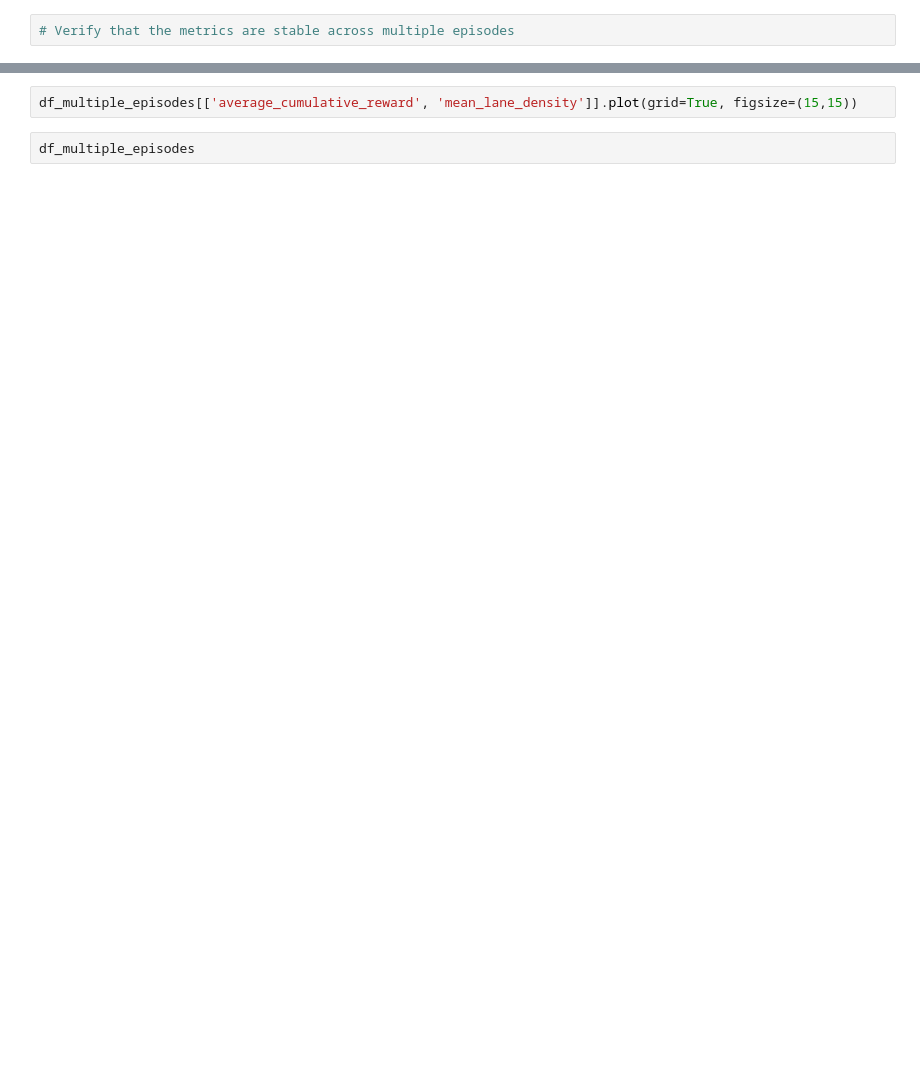
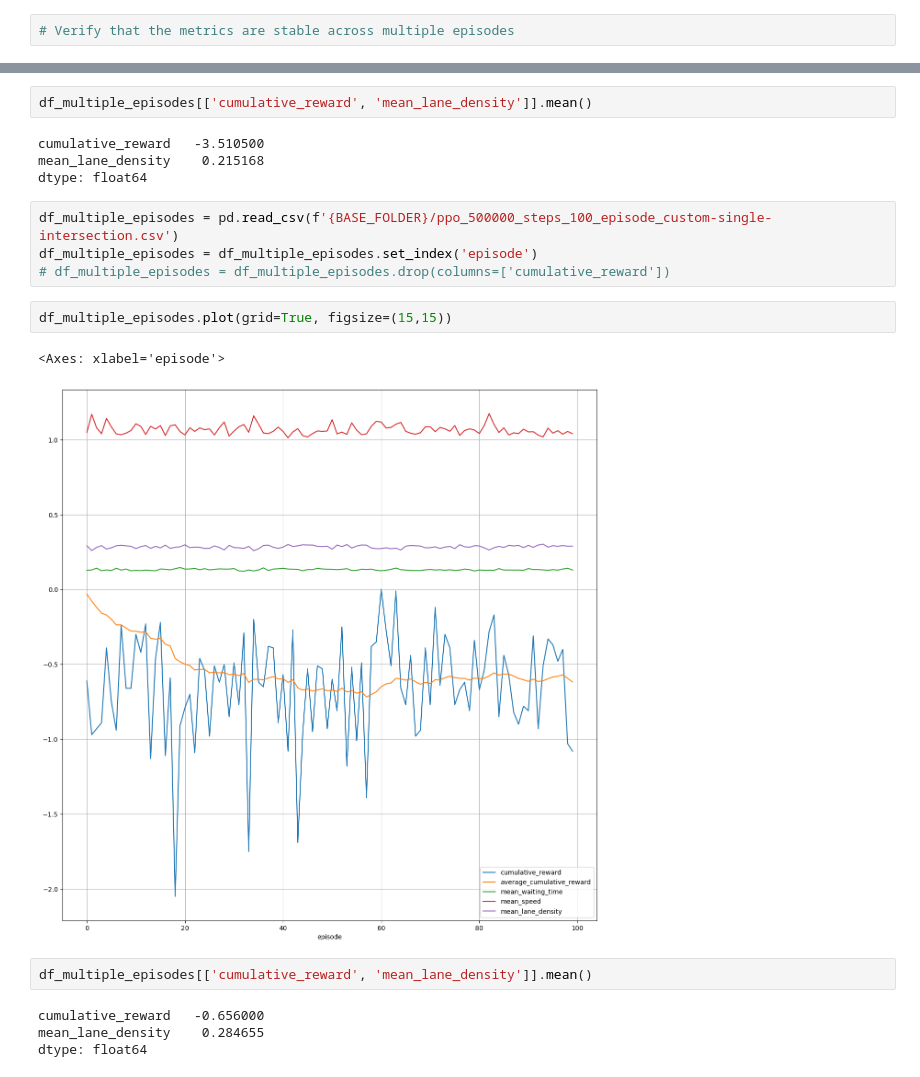
Before and after one commit to Ouroboros4991/MasterThesis2024, a Jupyter notebook: Sumo exploration.ipynb, the cells around one changed output, grey strips where cells are left out. Drawn from its saved outputs; the diff is of its cells as text; blank space fills up the shorter version.

```diff
--- a/Sumo exploration.ipynb
+++ b/Sumo exploration.ipynb
@@ -31,4 +38,21 @@ df_multiple_episodes.plot(grid=True, figsize=(15,15))
+# %%
+df_multiple_episodes[['cumulative_reward', 'mean_lane_density']].mean()
+# %% [output]
+cumulative_reward   -3.510500
+mean_lane_density    0.215168
+dtype: float64
 # %%
-df_multiple_episodes[['average_cumulative_reward', 'mean_lane_density']].plot(grid=True, figsize=(15,15))
+df_multiple_episodes = pd.read_csv(f'{BASE_FOLDER}/ppo_500000_steps_100_episode_custom-single-intersection.csv')
+df_multiple_episodes = df_multiple_episodes.set_index('episode')
+# df_multiple_episodes = df_multiple_episodes.drop(columns=['cumulative_reward'])
 # %%
-df_multiple_episodes
+df_multiple_episodes.plot(grid=True, figsize=(15,15))
+# %% [output]
+<Axes: xlabel='episode'>
+[figure, added]
+# %%
+df_multiple_episodes[['cumulative_reward', 'mean_lane_density']].mean()
+# %% [output]
+cumulative_reward   -0.656000
+mean_lane_density    0.284655
+dtype: float64
```
Also changed, not shown: parts of 7 cells of this notebook, 29 other files.
